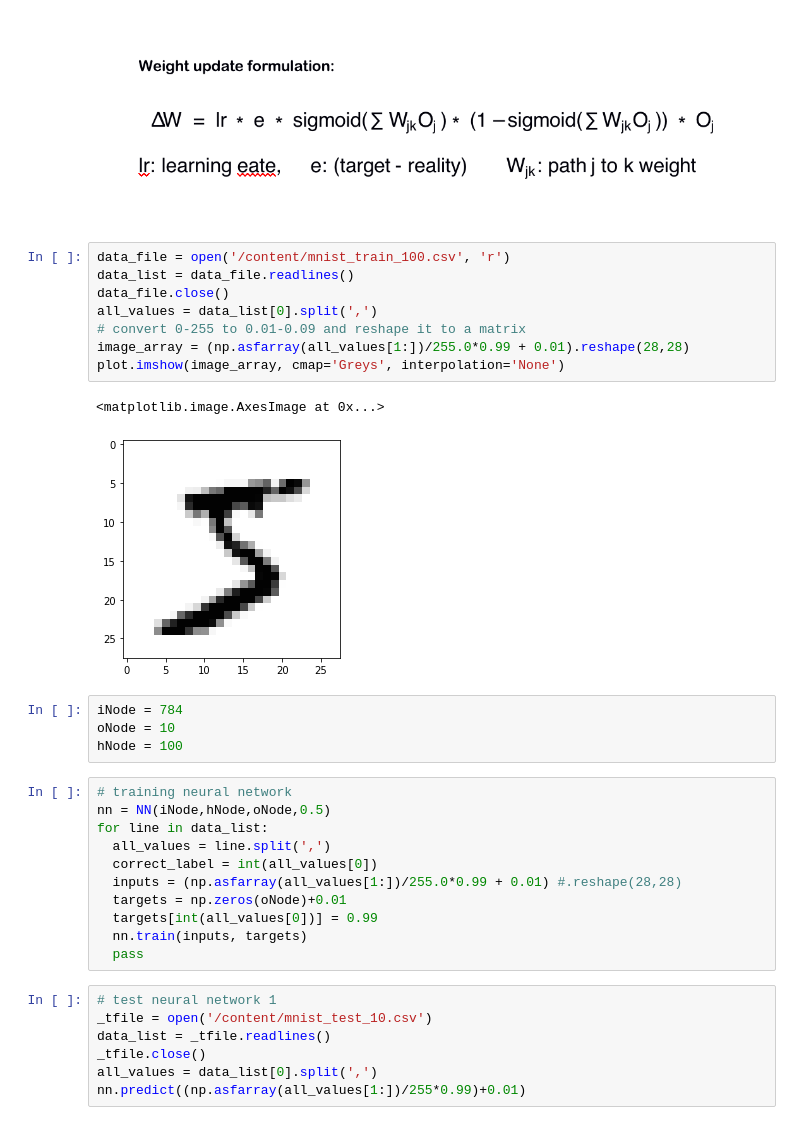
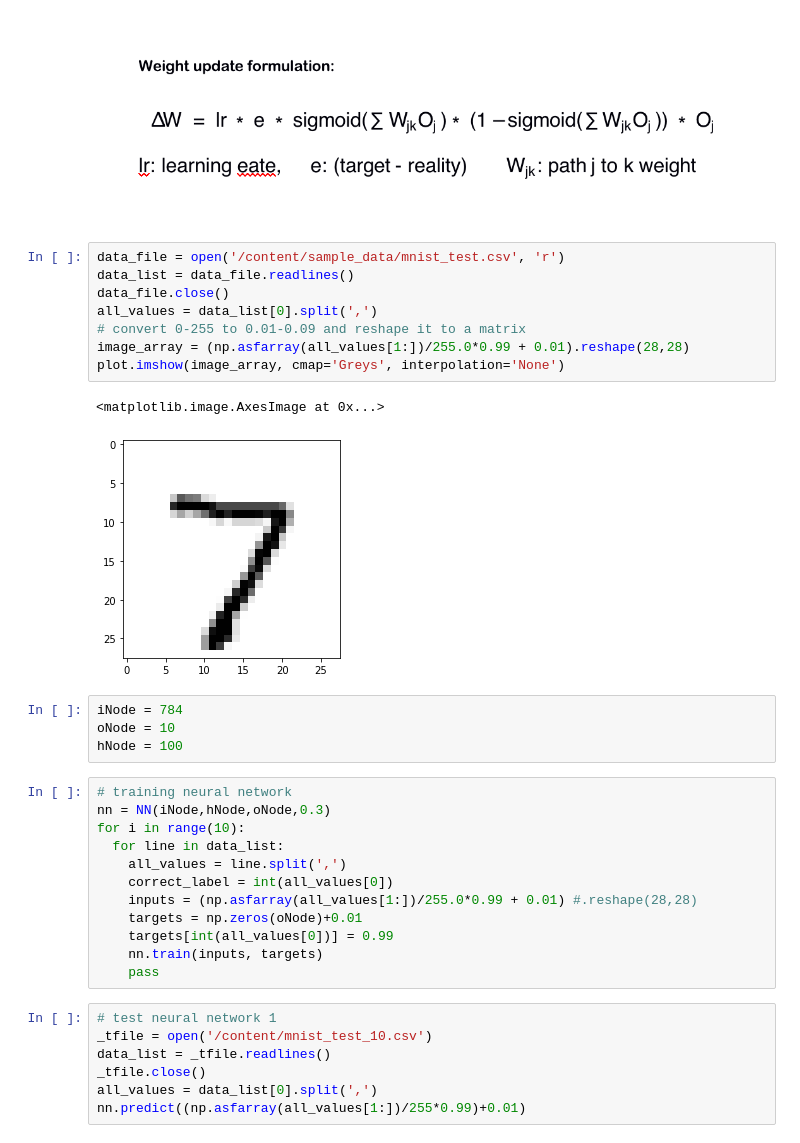
Before and after one commit to lnpu/firstNeuralNetwork, a Jupyter notebook: FirstNeuralNetwork.ipynb, the cells around one changed output. Cells and saved outputs as stored; diff of their text form.

```diff
--- a/FirstNeuralNetwork.ipynb
+++ b/FirstNeuralNetwork.ipynb
@@ -42,31 +43,32 @@ class NN:
 # %% [markdown]
 ![image.png](embedded-picture-1)
 # %%
-data_file = open('/content/mnist_train_100.csv', 'r')
+data_file = open('/content/sample_data/mnist_test.csv', 'r')
 data_list = data_file.readlines()
 data_file.close()
 all_values = data_list[0].split(',')
 # convert 0-255 to 0.01-0.09 and reshape it to a matrix
 image_array = (np.asfarray(all_values[1:])/255.0*0.99 + 0.01).reshape(28,28)
 plot.imshow(image_array, cmap='Greys', interpolation='None')
 # %% [output]
 <matplotlib.image.AxesImage at 0x...>
-[figure, old version]
+[figure, new version]
 # %%
 iNode = 784
 oNode = 10
 hNode = 100
 # %%
 # training neural network
-nn = NN(iNode,hNode,oNode,0.5)
-for line in data_list:
-  all_values = line.split(',')
-  correct_label = int(all_values[0])
-  inputs = (np.asfarray(all_values[1:])/255.0*0.99 + 0.01) #.reshape(28,28)
-  targets = np.zeros(oNode)+0.01
-  targets[int(all_values[0])] = 0.99
-  nn.train(inputs, targets)
-  pass
+nn = NN(iNode,hNode,oNode,0.3)
+for i in range(10):
+  for line in data_list:
+    all_values = line.split(',')
+    correct_label = int(all_values[0])
+    inputs = (np.asfarray(all_values[1:])/255.0*0.99 + 0.01) #.reshape(28,28)
+    targets = np.zeros(oNode)+0.01
+    targets[int(all_values[0])] = 0.99
+    nn.train(inputs, targets)
+    pass
 # %%
 # test neural network 1
 _tfile = open('/content/mnist_test_10.csv')
```
Also changed, not shown: parts of 2 cells of this notebook.
